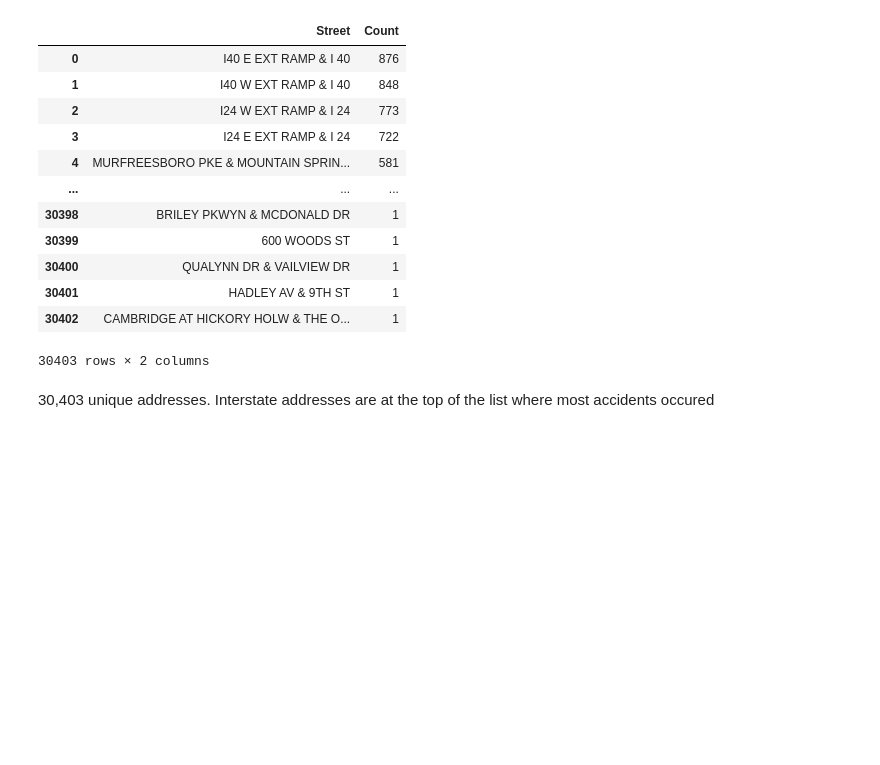
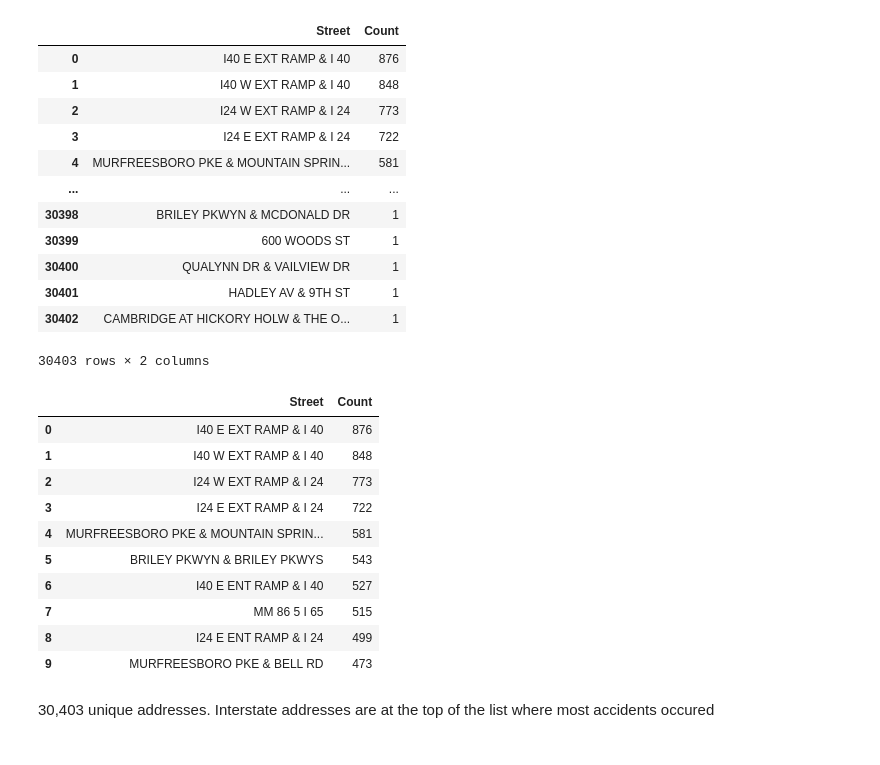
Before and after one commit to essetetsahai/nashville_traffic, a Jupyter notebook: notebooks/traffic_notebook.ipynb, the cells around one changed output. Cells and saved outputs as stored; diff of their text form; code cells hidden in the pictures; blank space fills up the shorter version.

```diff
--- a/notebooks/traffic_notebook.ipynb
+++ b/notebooks/traffic_notebook.ipynb
@@ -832,6 +837,20 @@ street
 | 30401 | HADLEY AV & 9TH ST | 1 |
 | 30402 | CAMBRIDGE AT HICKORY HOLW & THE O... | 1 |
 30403 rows × 2 columns
+# %%
+street.head(10)
+# %% [output]
+|  | Street | Count |
+| 0 | I40 E EXT RAMP & I 40 | 876 |
+| 1 | I40 W EXT RAMP & I 40 | 848 |
+| 2 | I24 W EXT RAMP & I 24 | 773 |
+| 3 | I24 E EXT RAMP & I 24 | 722 |
+| 4 | MURFREESBORO PKE & MOUNTAIN SPRIN... | 581 |
+| 5 | BRILEY PKWYN & BRILEY PKWYS | 543 |
+| 6 | I40 E ENT RAMP & I 40 | 527 |
+| 7 | MM 86 5 I 65 | 515 |
+| 8 | I24 E ENT RAMP & I 24 | 499 |
+| 9 | MURFREESBORO PKE & BELL RD | 473 |
 # %% [markdown]
 30,403 unique addresses. Interstate addresses are at the top of the list where most accidents occured<br><br>
 # %%
```
Also changed, not shown: parts of 10 cells of this notebook.
